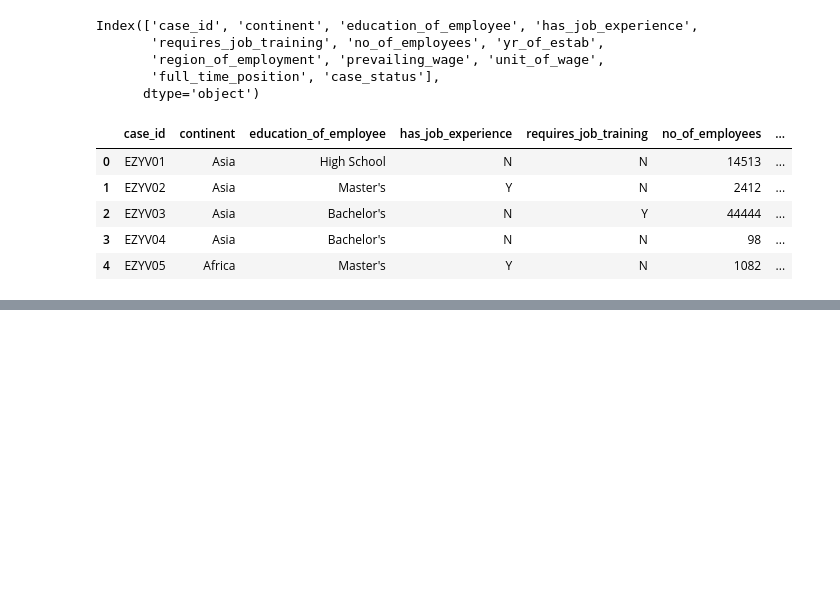
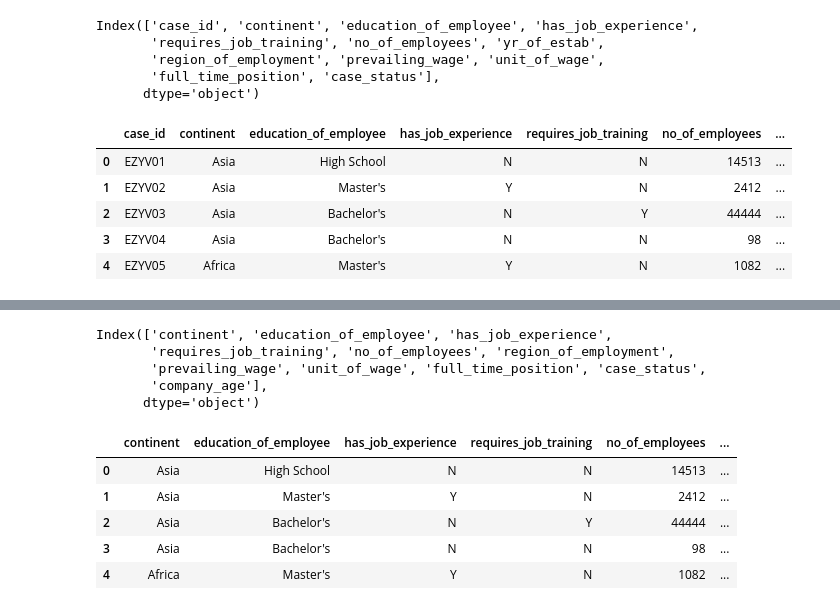
Before and after one commit to MRameezU/MLOPs_Classification_Problem, a Jupyter notebook: notebook/02_Feature_Engineering_&_Model_Training.ipynb, the cells around one changed output, grey strips where cells are left out. Cells and saved outputs as stored; diff of their text form; code cells hidden in the pictures; blank space fills up the shorter version.

```diff
--- a/notebook/02_Feature_Engineering_&_Model_Training.ipynb
+++ b/notebook/02_Feature_Engineering_&_Model_Training.ipynb
@@ -35,0 +230,20 @@ df.head()
+# %%
+df.columns
+# %% [output]
+Index(['continent', 'education_of_employee', 'has_job_experience',
+       'requires_job_training', 'no_of_employees', 'region_of_employment',
+       'prevailing_wage', 'unit_of_wage', 'full_time_position', 'case_status',
+       'company_age'],
+      dtype='object')
+# %%
+X=df.drop('case_status',axis=1)
+Y=df['case_status']
+# %%
+X.head()
+# %% [output]
+|  | continent | education_of_employee | has_job_experience | requires_job_training | no_of_employees | ... |
+| 0 | Asia | High School | N | N | 14513 | ... |
+| 1 | Asia | Master's | Y | N | 2412 | ... |
+| 2 | Asia | Bachelor's | N | Y | 44444 | ... |
+| 3 | Asia | Bachelor's | N | N | 98 | ... |
+| 4 | Africa | Master's | Y | N | 1082 | ... |
```
Also changed, not shown: parts of 31 cells of this notebook.
